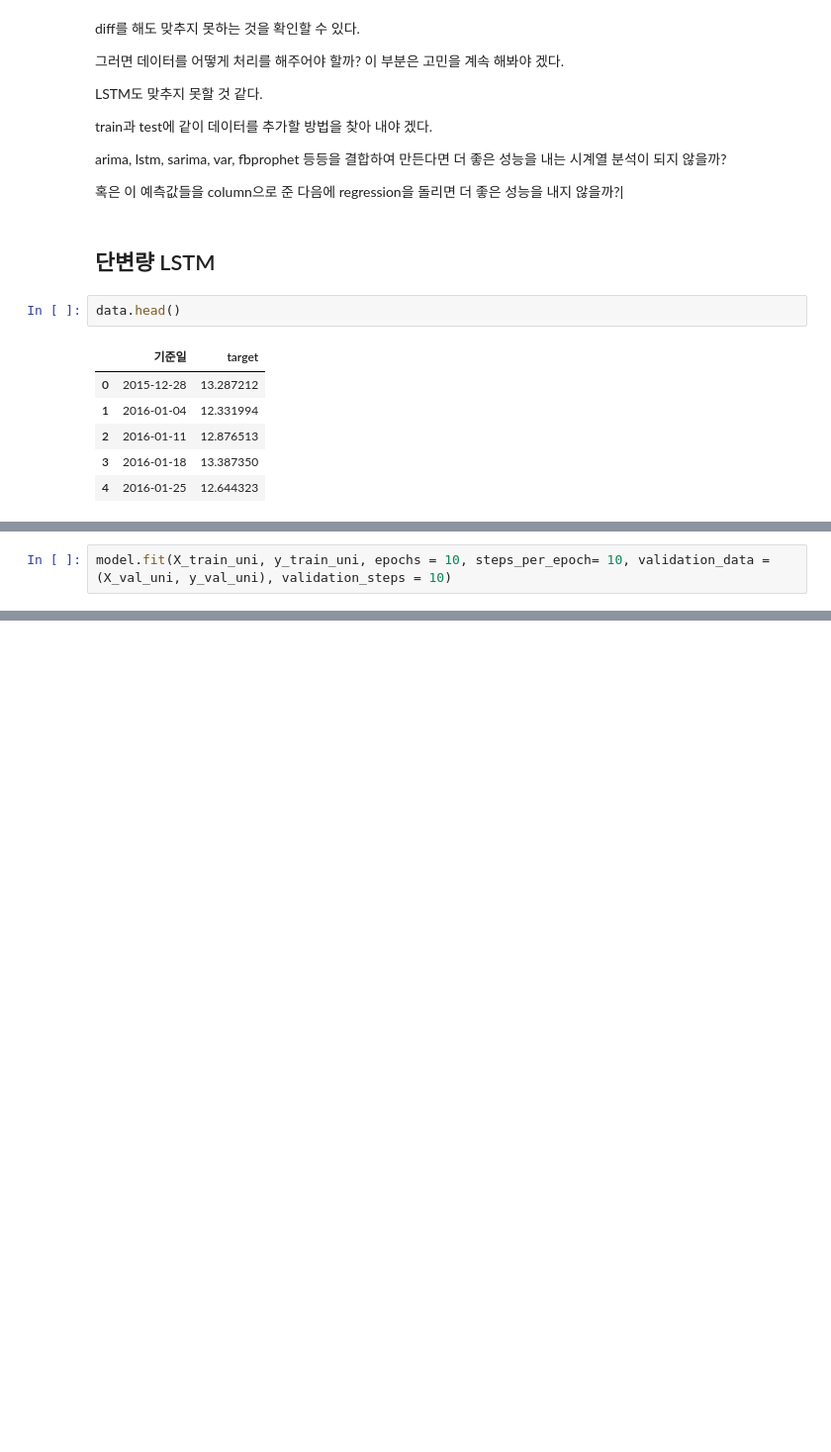
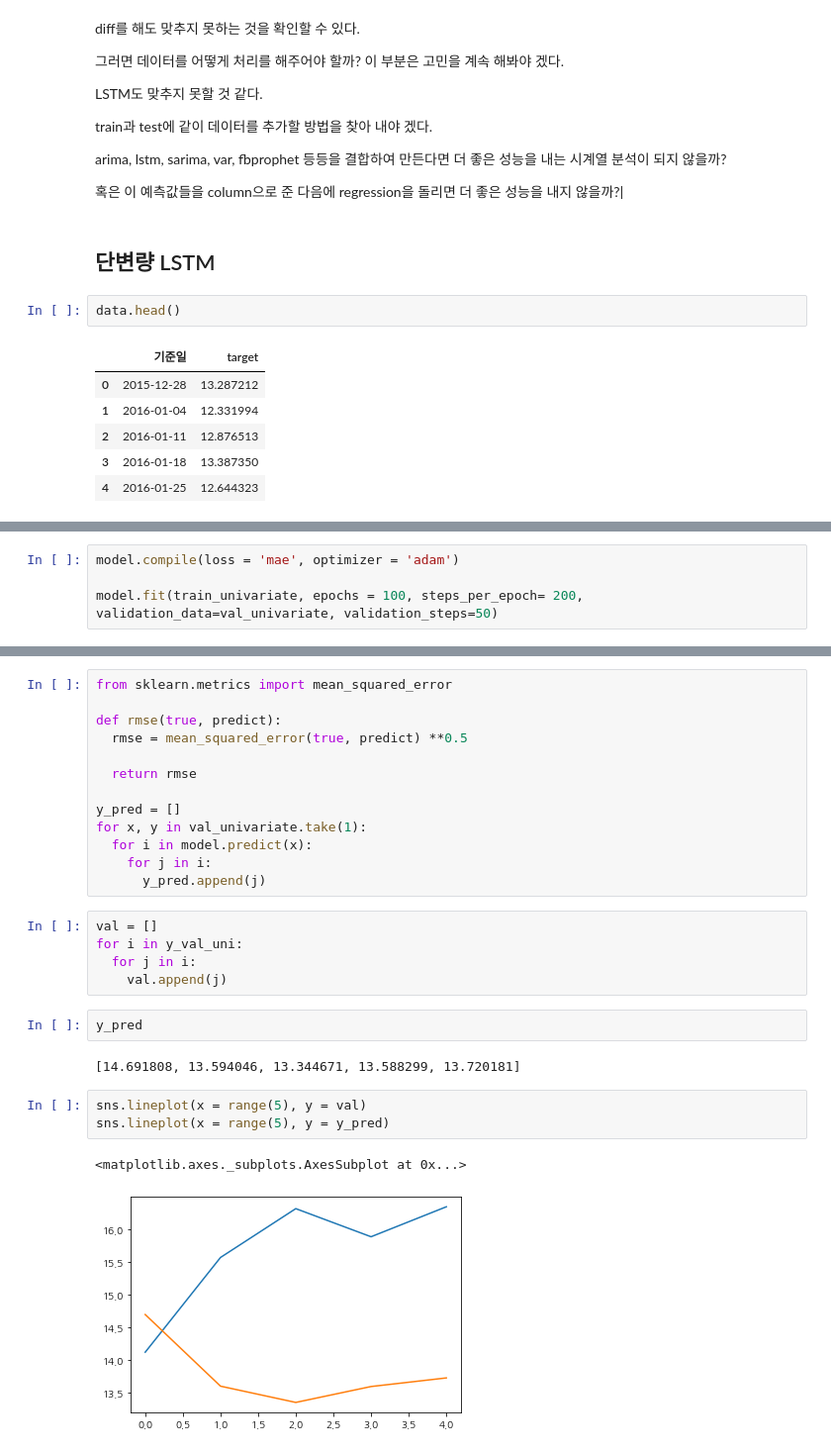
Before and after one commit to qkrwjdduf159/BigContest, a Jupyter notebook: 연어 EDA.ipynb, the cells around one changed output, grey strips where cells are left out. Shown at 99% size. Cells and saved outputs as stored; diff of their text form; blank space fills up the shorter version.

```diff
--- a/연어 EDA.ipynb
+++ b/연어 EDA.ipynb
@@ -1419,2 +1362,0 @@ print(X_train_uni.shape, y_val_uni.shape)
-# %%
-model.fit(X_train_uni, y_train_uni, epochs = 10, steps_per_epoch= 10, validation_data = (X_val_uni, y_val_uni), validation_steps = 10)
@@ -1423,0 +1363,4 @@ ZeroDivisionError: ignored
+# %%
+model.compile(loss = 'mae', optimizer = 'adam')
+
+model.fit(train_univariate, epochs = 100, steps_per_epoch= 200, validation_data=val_univariate, validation_steps=50)
@@ -1423,0 +1386,28 @@ ZeroDivisionError: ignored
+# %%
+from sklearn.metrics import mean_squared_error
+
+def rmse(true, predict):
+  rmse = mean_squared_error(true, predict) **0.5
+
+  return rmse
+
+y_pred = []
+for x, y in val_univariate.take(1):
+  for i in model.predict(x):
+    for j in i:
+      y_pred.append(j)
+# %%
+val = []
+for i in y_val_uni:
+  for j in i:
+    val.append(j)
+# %%
+y_pred
+# %% [output]
+[14.691808, 13.594046, 13.344671, 13.588299, 13.720181]
+# %%
+sns.lineplot(x = range(5), y = val)
+sns.lineplot(x = range(5), y = y_pred)
+# %% [output]
+<matplotlib.axes._subplots.AxesSubplot at 0x...>
+[figure, added]
```
Also changed, not shown: parts of 32 cells of this notebook.
